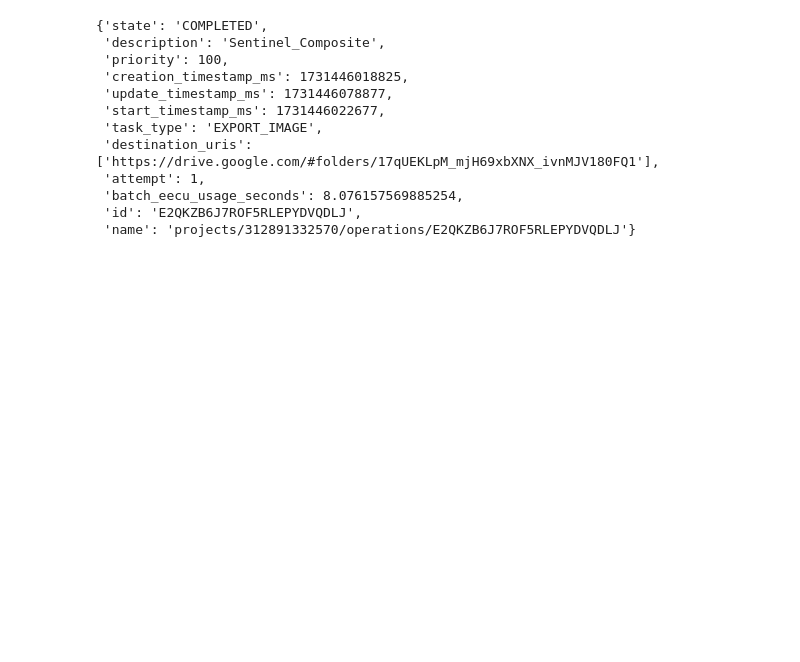
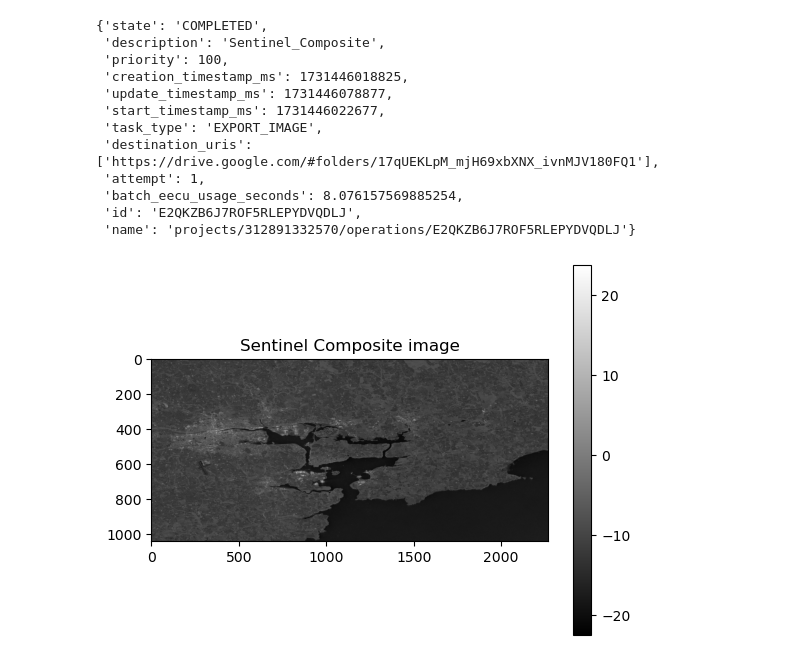
Before and after one commit to nelsondca/Flood-Detection-System-FYP, a Jupyter notebook: Gee/GEEtest.ipynb, the cells around one changed output. Cells and saved outputs as stored; diff of their text form; code cells hidden in the pictures; blank space fills up the shorter version.

Commit message:
Imported Libraries for image visualization

```diff
--- a/Gee/GEEtest.ipynb
+++ b/Gee/GEEtest.ipynb
@@ -135,3 +135,17 @@ task.status()
  'batch_eecu_usage_seconds': 8.076157569885254,
  'id': 'E2QKZB6J7ROF5RLEPYDVQDLJ',
  'name': 'projects/312891332570/operations/E2QKZB6J7ROF5RLEPYDVQDLJ'}
+# %%
+import rasterio
+from matplotlib import pyplot as plt
+
+# Replace 'path_to_image.tif' with the path to your downloaded image
+with rasterio.open(r"C:\Users\Neo\Desktop\FYP\geeimages\Sentinel_Composite.tif") as src:
+    image = src.read(1)  # Read the first band
+
+plt.imshow(image, cmap='gray')
+plt.colorbar()
+plt.title('Sentinel Composite image')
+plt.show()
+# %% [output]
+[figure, added]
```
